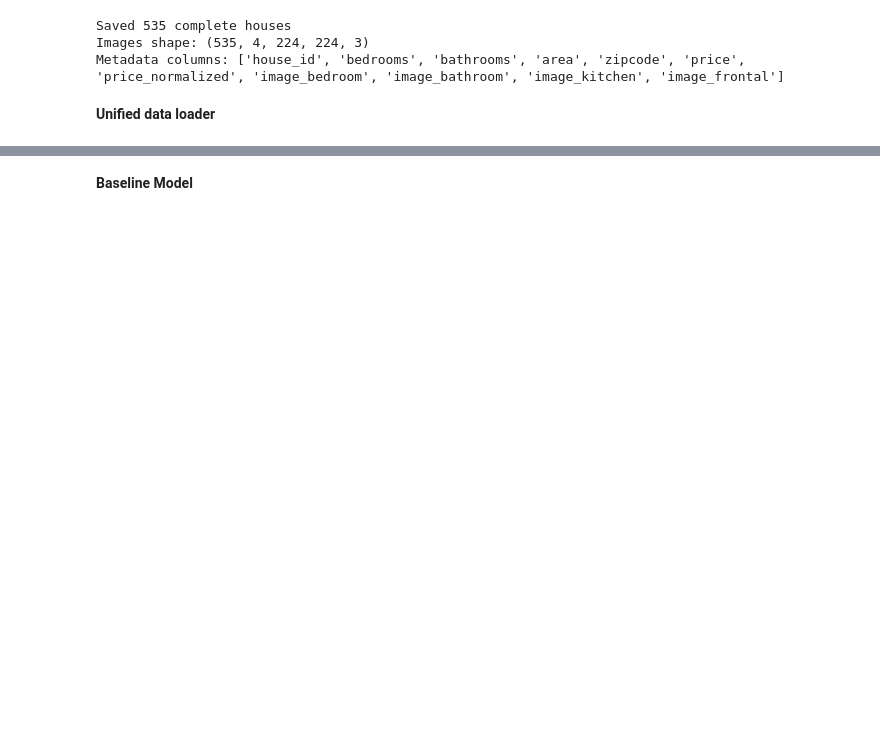
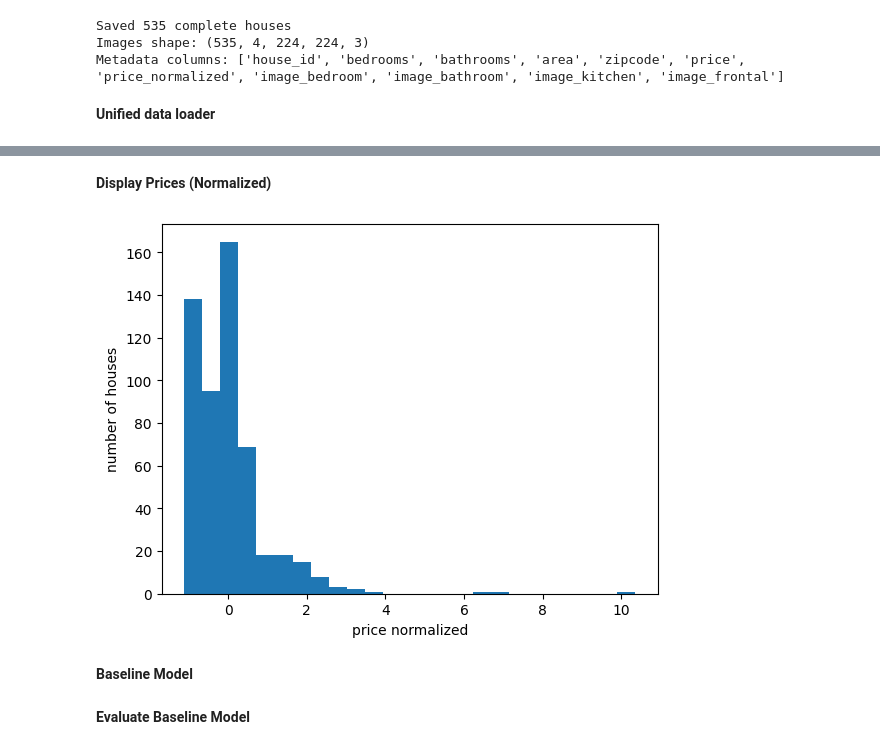
Before and after one commit to kaitlynchen1/PredictingHousingPrices, a Jupyter notebook: housingprices.ipynb, the cells around one changed output, grey strips where cells are left out. Drawn from its saved outputs; the diff is of its cells as text; code cells hidden in the pictures; blank space fills up the shorter version.

```diff
--- a/housingprices.ipynb
+++ b/housingprices.ipynb
@@ -667,2 +670,11 @@ class HousePriceDataLoader:
+# %% [markdown]
+**Display Prices (Normalized)**
+# %%
+plt.hist(metadata['price_normalized'], bins=25)
+plt.ylabel('number of houses')
+plt.xlabel('price normalized')
+plt.show()
+# %% [output]
+[figure, added]
 # %% [markdown]
 **Baseline Model**
@@ -704,0 +849,2 @@ class HousePriceBaseline:
+# %% [markdown]
+**Evaluate Baseline Model**
```
Also changed, not shown: parts of 19 cells of this notebook.
